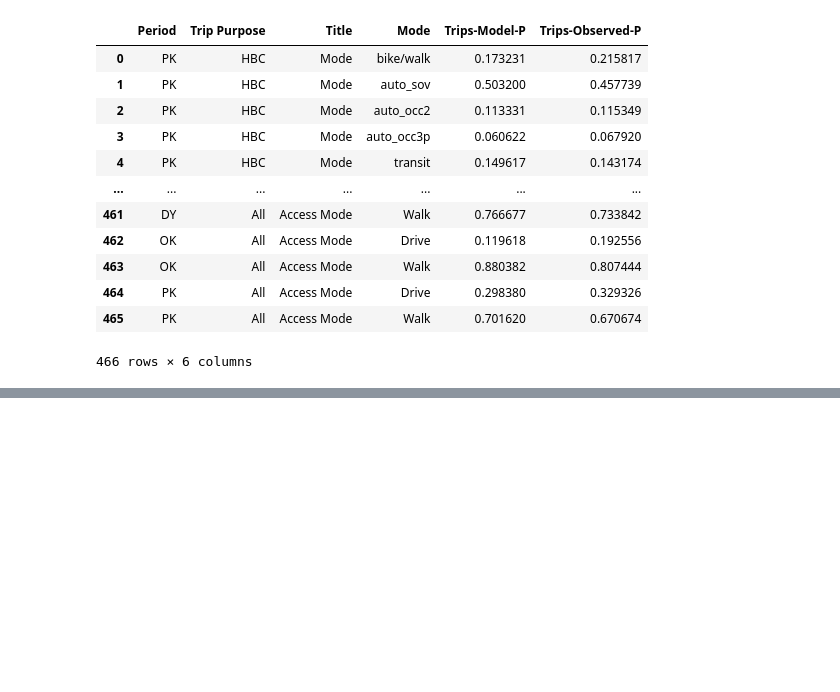
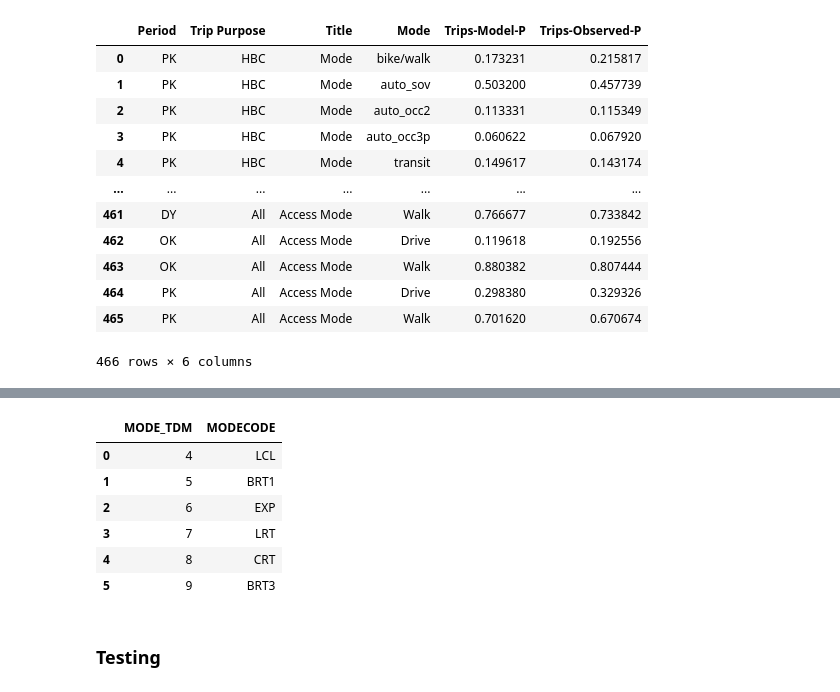
Before and after one commit to WFRCAnalytics/WF-TDM-Documentation, a Jupyter notebook: v9x/v900/calib-valid/6-mc2.ipynb, the cells around one changed output, grey strips where cells are left out. Saved outputs shown, nothing was run; the diff lists cells and outputs as text; code cells hidden in the pictures; blank space fills up the shorter version.

```diff
--- a/v9x/v900/calib-valid/6-mc2.ipynb
+++ b/v9x/v900/calib-valid/6-mc2.ipynb
@@ -567,0 +608,16 @@ dfC_Long
+# %%
+dModeTDM = {
+     'MODE_TDM': [4          ,5      ,6            ,7           ,8              ,9],
+     'MODECODE': ['LCL'      ,'BRT1' ,'EXP'        ,'LRT'       ,'CRT'          ,'BRT3']#,
+     #'MODENAME': ['Local BUS','BRT I','Express Bus','Light Rail','Commuter Rail','BRT III']
+}
+df_ModeTDM = pd.DataFrame(dModeTDM)
+df_ModeTDM
+# %% [output]
+|  | MODE_TDM | MODECODE |
+| 0 | 4 | LCL |
+| 1 | 5 | BRT1 |
+| 2 | 6 | EXP |
+| 3 | 7 | LRT |
+| 4 | 8 | CRT |
+| 5 | 9 | BRT3 |
@@ -567,0 +627,2 @@ dfC_Long
+# %% [markdown]
+### Testing
```
Also changed, not shown: parts of 4 cells of this notebook, 9 other files.
